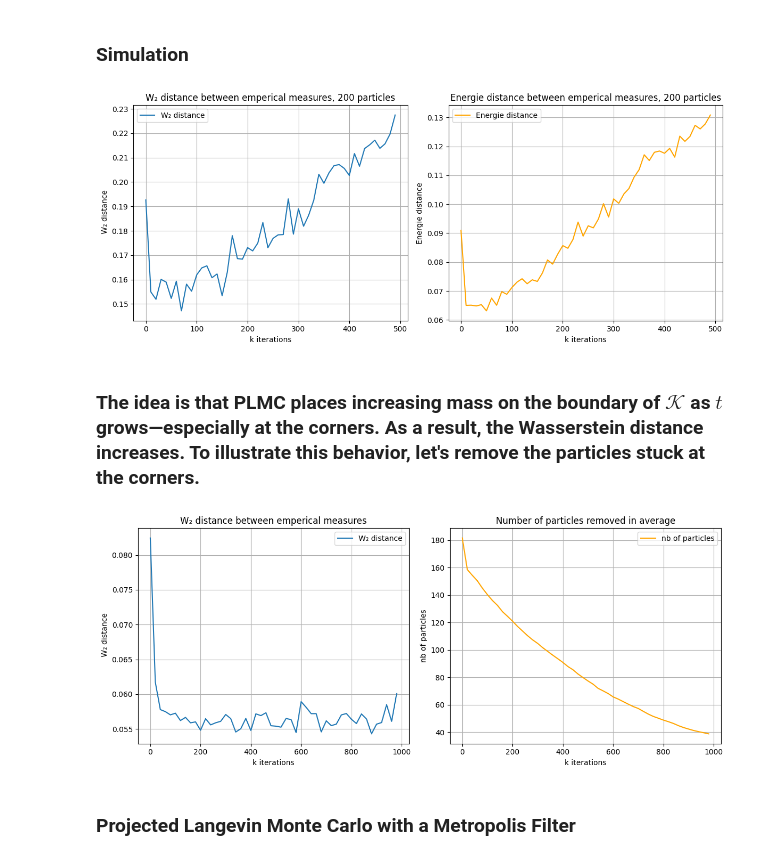
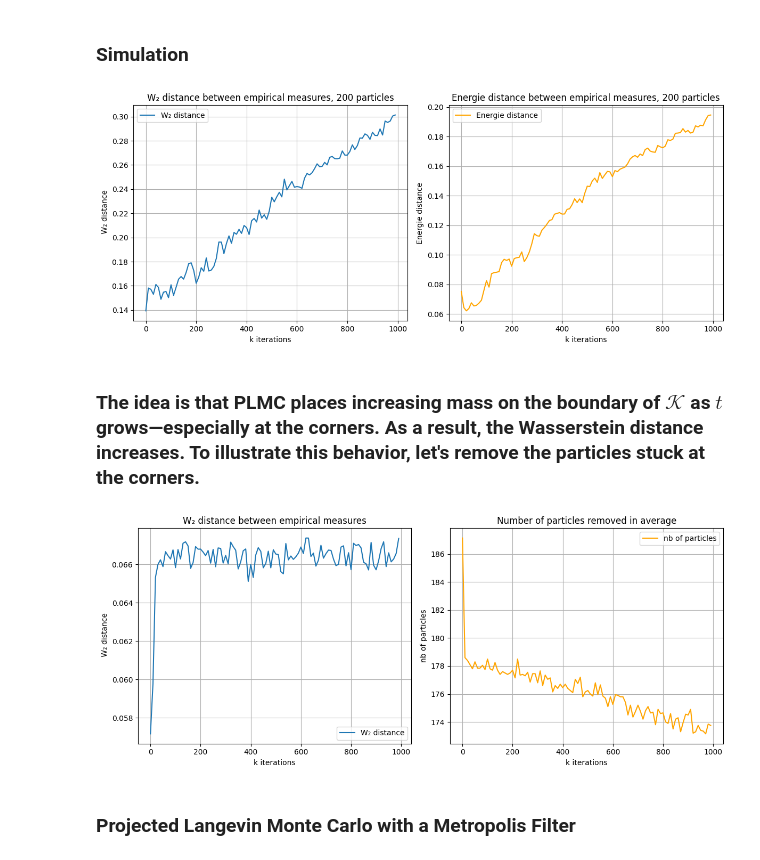
Before and after one commit to MohamedKeteb/Projected_LMC, a Jupyter notebook: PLMC.ipynb, the cells around one changed output. Cells and saved outputs as stored; diff of their text form; code cells hidden in the pictures.

Commit message:
add figures

```diff
--- a/PLMC.ipynb
+++ b/PLMC.ipynb
@@ -104,13 +104,13 @@ def projected_langevin_MAPLA(a, stepsize, n_iters, x0=None):
 # %%
 if __name__ == "__main__":
     d = 2
-    a = np.array([5.0, 50.0, 5.0])  # a_1, a_2, a_3, a_4
+    a = np.array([5.0, 10.0, 5.0])  # a_1, a_2, a_3, a_4
     N_sample = 1000
     n_iters = 1000
     Dstrib = [projected_langevin_MAPLA(a, stepsize= 1e-3, n_iters=n_iters)[-1] for _ in tqdm(range(N_sample))]
 
 
-    samples = np.random.dirichlet(a, size=N)
+    samples = np.random.dirichlet(a, size=N_sample)
     samples_2d = samples[:, :2]
 # %%
 fig, axs = plt.subplots(1, 2, figsize=(12, 5))  # axs est un tableau d'axes
@@ -217,7 +219,7 @@ if __name__ == "__main__":
     d = 2
     a = np.array([5.0, 10.0, 5.0])
     N = 200  # Nombre de particules
-    max_iters = 500
+    max_iters = 1000
     log_every = 10
 
     # Mesures évolutives via PLA
@@ -248,7 +250,7 @@ axs[0].set_xlabel("k iterations")
 axs[0].set_ylabel(" W₂ distance")
 axs[0].legend()
 axs[0].grid(True)
-axs[0].set_title("W₂ distance between emperical measures, 200 particles")
+axs[0].set_title("W₂ distance between empirical measures, 200 particles")
 
 
 # Deuxième graphique : autre métrique (exemple)
@@ -257,22 +259,22 @@ axs[1].set_xlabel("k iterations")
 axs[1].set_ylabel("Energie distance")
 axs[1].legend()
 axs[1].grid(True)
-axs[1].set_title("Energie distance between emperical measures, 200 particles")
+axs[1].set_title("Energie distance between empirical measures, 200 particles")
 
 plt.tight_layout()
-plt.savefig("img/dist_ed_W2.png", dpi=300, bbox_inches='tight')
+plt.savefig("img/dist_ed_W2_c.png", dpi=300, bbox_inches='tight')
 plt.show()
 # %% [output]
-[figure, old version]
+[figure, new version]
 # %% [markdown]
 ### The idea is that PLMC places increasing mass on the boundary of $\mathcal{K}$ as $t$ grows—especially at the corners. As a result, the Wasserstein distance increases. To illustrate this behavior, let's remove the particles stuck at the corners.
 # %%
 if __name__ == "__main__":
     d = 2
-    a = np.array([5.0, 10.0, 5.0])  # Paramètres de la Dirichlet
+    a = np.array([10.0, 10.0, 10.0])  # Paramètres de la Dirichlet
     N = 200  # Nombre de particules
     max_iters = 1000
-    log_every = 20
+    log_every = 10
     N_moy = 20
 
 
@@ -311,28 +313,28 @@ if __name__ == "__main__":
 # %%
 fig, axs = plt.subplots(1, 2, figsize=(12, 5))  # axs est un tableau d'axes
 
 # Premier graphique : W₂ distance
 axs[0].plot(np.arange(0, max_iters, log_every), mean_distances, label='W₂ distance')
 axs[0].set_xlabel("k iterations")
 axs[0].set_ylabel(" W₂ distance")
 axs[0].legend()
 axs[0].grid(True)
-axs[0].set_title("W₂ distance between emperical measures")
+axs[0].set_title("W₂ distance between empirical measures")
 
 
 # Deuxième graphique : autre métrique (exemple)
 axs[1].plot(np.arange(0, max_iters, log_every), mean_len_part_all, color='orange', label='nb of particles')
 axs[1].set_xlabel("k iterations")
 axs[1].set_ylabel("nb of particles")
 axs[1].legend()
 axs[1].grid(True)
 axs[1].set_title("Number of particles removed in average")
 
 plt.tight_layout()
 plt.savefig("img/dist_W2_boundless.png", dpi=300, bbox_inches='tight')
 plt.show()
 # %% [output]
-[figure, old version]
+[figure, new version]
 # %% [markdown]
 ### Projected Langevin Monte Carlo with a Metropolis Filter
 # %%
```
Also changed, not shown: parts of 3 cells of this notebook, 7 other files.
